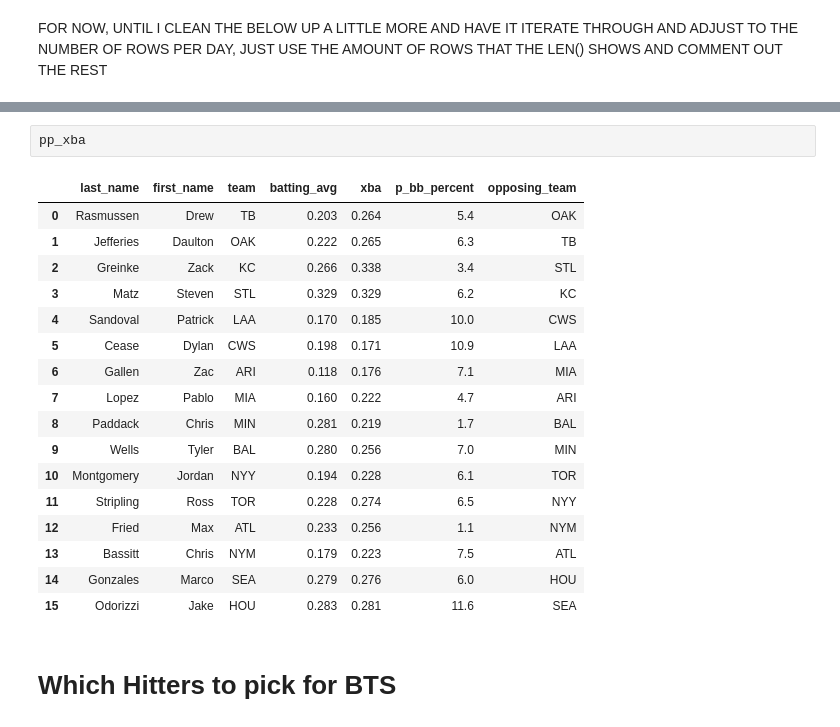
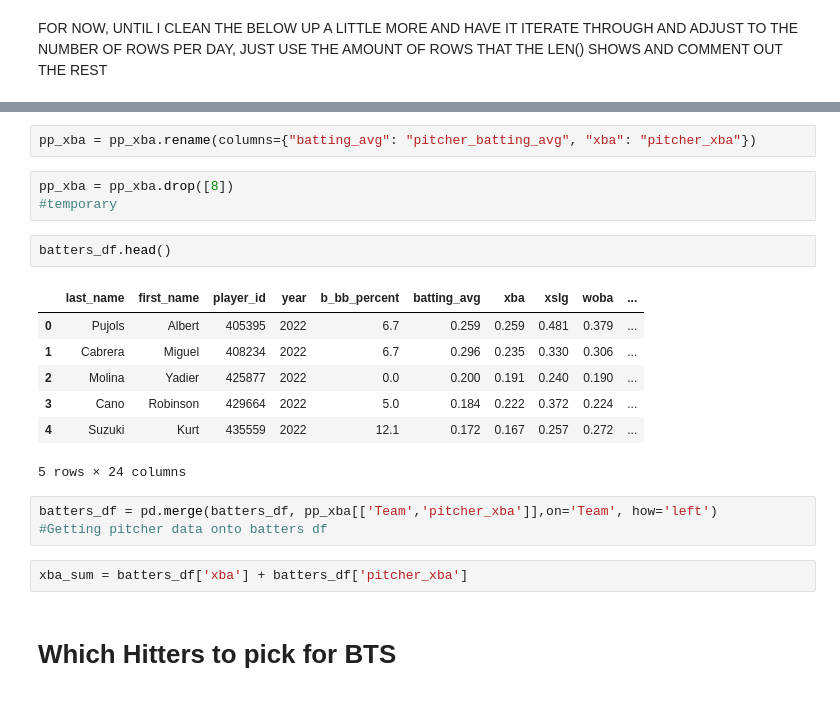
Before and after one commit to dkeyer/baseball_stuff, a Jupyter notebook: MLB_EDA.ipynb, the cells around one changed output, grey strips where cells are left out. Saved outputs shown, nothing was run; the diff lists cells and outputs as text.

```diff
--- a/MLB_EDA.ipynb
+++ b/MLB_EDA.ipynb
@@ -456,23 +447,23 @@ See the caveats in the documentation: https://pandas.pydata.org/pandas-docs/stab
 # %%
-pp_xba
+pp_xba = pp_xba.rename(columns={"batting_avg": "pitcher_batting_avg", "xba": "pitcher_xba"})
-# %% [output]
-|  | last_name | first_name | team | batting_avg | xba | p_bb_percent | opposing_team |
-| 0 | Rasmussen | Drew | TB | 0.203 | 0.264 | 5.4 | OAK |
-| 1 | Jefferies | Daulton | OAK | 0.222 | 0.265 | 6.3 | TB |
-| 2 | Greinke | Zack | KC | 0.266 | 0.338 | 3.4 | STL |
-| 3 | Matz | Steven | STL | 0.329 | 0.329 | 6.2 | KC |
-| 4 | Sandoval | Patrick | LAA | 0.170 | 0.185 | 10.0 | CWS |
-| 5 | Cease | Dylan | CWS | 0.198 | 0.171 | 10.9 | LAA |
-| 6 | Gallen | Zac | ARI | 0.118 | 0.176 | 7.1 | MIA |
-| 7 | Lopez | Pablo | MIA | 0.160 | 0.222 | 4.7 | ARI |
-| 8 | Paddack | Chris | MIN | 0.281 | 0.219 | 1.7 | BAL |
-| 9 | Wells | Tyler | BAL | 0.280 | 0.256 | 7.0 | MIN |
-| 10 | Montgomery | Jordan | NYY | 0.194 | 0.228 | 6.1 | TOR |
-| 11 | Stripling | Ross | TOR | 0.228 | 0.274 | 6.5 | NYY |
-| 12 | Fried | Max | ATL | 0.233 | 0.256 | 1.1 | NYM |
-| 13 | Bassitt | Chris | NYM | 0.179 | 0.223 | 7.5 | ATL |
-| 14 | Gonzales | Marco | SEA | 0.279 | 0.276 | 6.0 | HOU |
-| 15 | Odorizzi | Jake | HOU | 0.283 | 0.281 | 11.6 | SEA |
+# %%
+pp_xba = pp_xba.drop([8])
+#temporary
+# %%
+batters_df.head()
+# %% [output]
+|  | last_name | first_name | player_id | year | b_bb_percent | batting_avg | xba | xslg | woba | ... |
+| 0 | Pujols | Albert | 405395 | 2022 | 6.7 | 0.259 | 0.259 | 0.481 | 0.379 | ... |
+| 1 | Cabrera | Miguel | 408234 | 2022 | 6.7 | 0.296 | 0.235 | 0.330 | 0.306 | ... |
+| 2 | Molina | Yadier | 425877 | 2022 | 0.0 | 0.200 | 0.191 | 0.240 | 0.190 | ... |
+| 3 | Cano | Robinson | 429664 | 2022 | 5.0 | 0.184 | 0.222 | 0.372 | 0.224 | ... |
+| 4 | Suzuki | Kurt | 435559 | 2022 | 12.1 | 0.172 | 0.167 | 0.257 | 0.272 | ... |
+5 rows × 24 columns
+# %%
+batters_df = pd.merge(batters_df, pp_xba[['Team','pitcher_xba']],on='Team', how='left')
+#Getting pitcher data onto batters df
+# %%
+xba_sum = batters_df['xba'] + batters_df['pitcher_xba']
 # %% [markdown]
 # Which Hitters to pick for BTS
 # %% [markdown]
```
Also changed, not shown: parts of 26 cells of this notebook.
